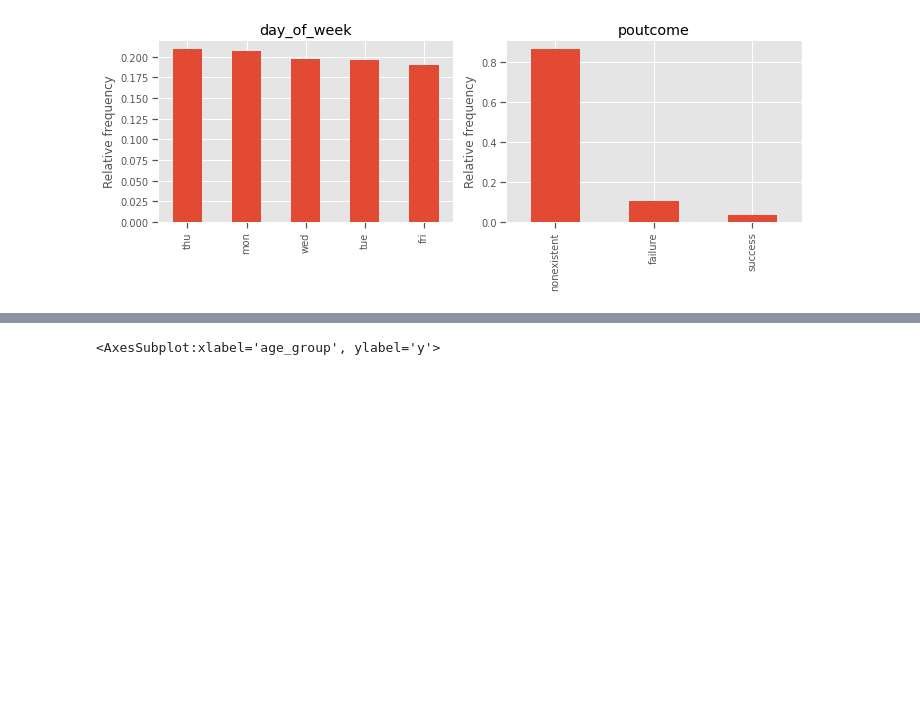
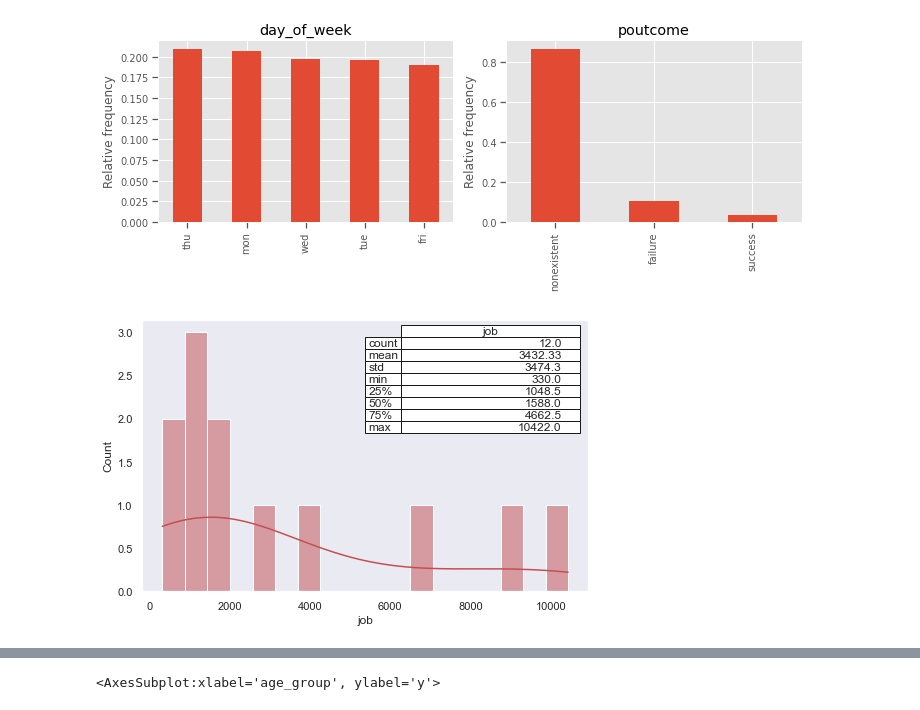
Before and after one commit to skacem/Business-Analytics, a Jupyter notebook: Marketing/Bank_Telemarketing_Campaign.ipynb, the cells around one changed output, grey strips where cells are left out. Saved outputs shown, nothing was run; the diff lists cells and outputs as text; code cells hidden in the pictures; blank space fills up the shorter version.

```diff
--- a/Marketing/Bank_Telemarketing_Campaign.ipynb
+++ b/Marketing/Bank_Telemarketing_Campaign.ipynb
@@ -316,3 +318,10 @@ for i in range(0, len(categorical_cols), 2):
 [figure]
 [figure]
 [figure]
+# %%
+sns.set(style='dark', rc={"figure.figsize": (8, 5)})
+g=sns.histplot(x=df['job'].value_counts(), color='r', bins=18, kde=True)# width=.2);
+pd.plotting.table(g, np.round(df['job'].value_counts().describe(), 2),
+                  loc='upper right', colWidths=[.4, 1]);
+# %% [output]
+[figure, added]
```
Also changed, not shown: parts of 5 cells of this notebook.
